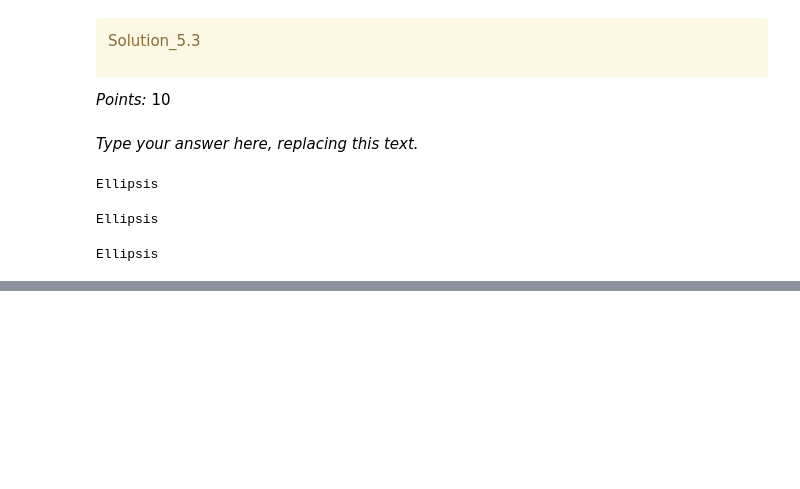
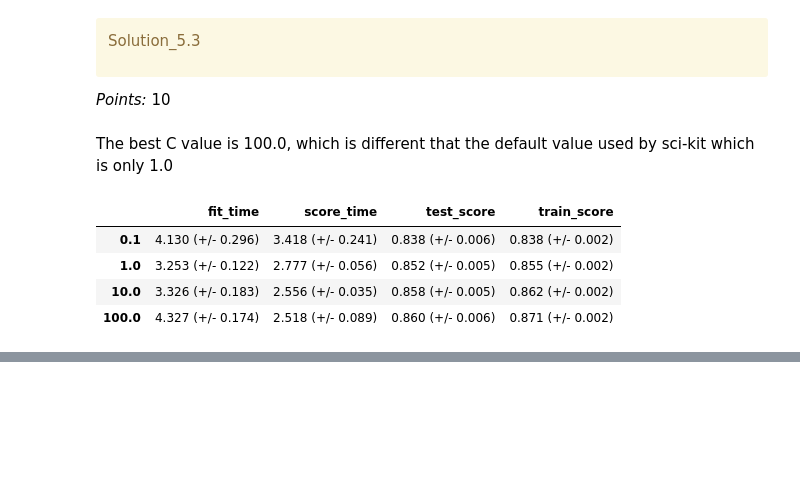
Before and after one commit to jjessieshang/hw3, a Jupyter notebook: hw3.ipynb, the cells around one changed output, grey strips where cells are left out. Cells and saved outputs as stored; diff of their text form; code cells hidden in the pictures; blank space fills up the shorter version.

```diff
--- a/hw3.ipynb
+++ b/hw3.ipynb
@@ -739,6 +739,15 @@ models = {
     "kNN": KNeighborsClassifier(),
     "RBF SVM": SVC(random_state=123),
 }
+
+results = {}
+
+for model_name, model in models.items():
+    pipeline = make_pipeline(preprocessor, model)
+    scores = mean_std_cross_val_scores(pipeline, X_train, y_train, cv=5, return_train_score=True )
+    results[model_name] = scores
+
+income_pred_results_df = pd.DataFrame.from_dict(results, orient="index")
 # %% [markdown]
 <div class="alert alert-warning">
 
@@ -815,19 +831,22 @@ Solution_5.3
 </div>
 
 _Points:_ 10
-# %% [markdown]
-_Type your answer here, replacing this text._
-# %%
-...
-# %% [output]
-Ellipsis
-# %%
-...
-# %% [output]
-Ellipsis
-# %%
-best_C = None
-
-...
-# %% [output]
-Ellipsis
+# %% [markdown]
+The best C value is 100.0, which is different that the default value used by sci-kit which is only 1.0
+# %%
+results = {}
+for c in param_grid["C"]:
+    model = SVC(C=c, random_state=123)
+    pipeline = make_pipeline(preprocessor, model)
+    scores = mean_std_cross_val_scores(pipeline, X_train, y_train, cv=5, return_train_score=True )
+    results[c]=scores
+
+results_df = pd.DataFrame.from_dict(results, orient="index")
+
+results_df
+# %% [output]
+|  | fit_time | score_time | test_score | train_score |
+| 0.1 | 4.130 (+/- 0.296) | 3.418 (+/- 0.241) | 0.838 (+/- 0.006) | 0.838 (+/- 0.002) |
+| 1.0 | 3.253 (+/- 0.122) | 2.777 (+/- 0.056) | 0.852 (+/- 0.005) | 0.855 (+/- 0.002) |
+| 10.0 | 3.326 (+/- 0.183) | 2.556 (+/- 0.035) | 0.858 (+/- 0.005) | 0.862 (+/- 0.002) |
+| 100.0 | 4.327 (+/- 0.174) | 2.518 (+/- 0.089) | 0.860 (+/- 0.006) | 0.871 (+/- 0.002) |
```
Also changed, not shown: parts of 13 cells of this notebook, 1 other file.
